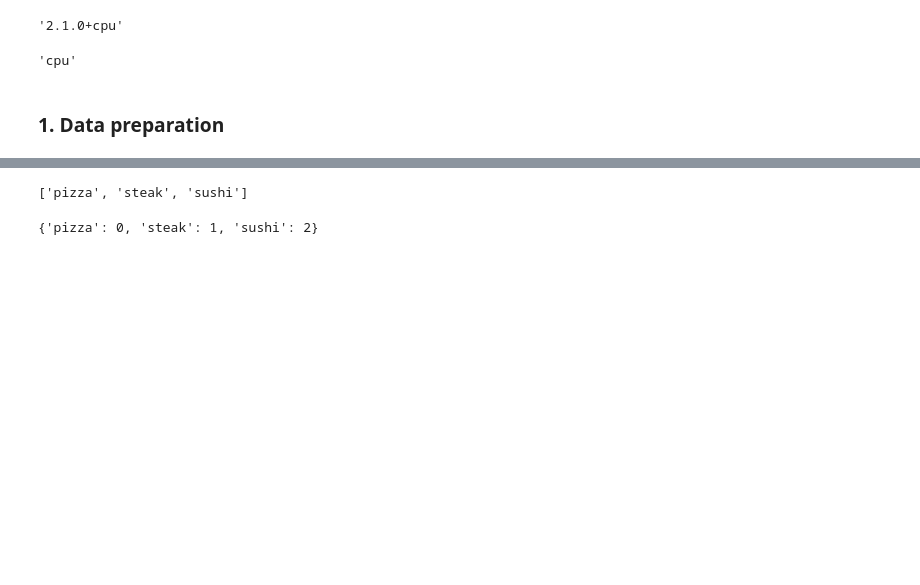
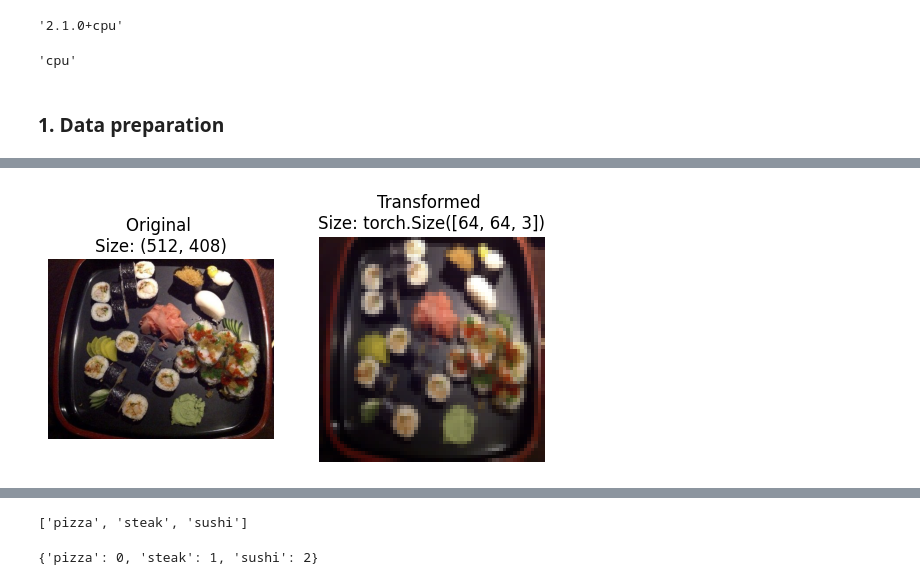
Before and after one commit to christopher192/deep-learning-tensorflow-pytorch, a Jupyter notebook: 04-food-classification-cnn-pytorch.ipynb, the cells around one changed output, grey strips where cells are left out. Saved outputs shown, nothing was run; the diff lists cells and outputs as text; code cells hidden in the pictures; blank space fills up the shorter version.

```diff
--- a/04-food-classification-cnn-pytorch.ipynb
+++ b/04-food-classification-cnn-pytorch.ipynb
@@ -28,0 +193,21 @@ data_transform = transforms.Compose([
+# %%
+# Plotting random image and view after transformation
+random.seed(42)
+
+random_image_path = random.sample(image_path_list, k = 1)
+random_image = random_image_path[0]
+
+with Image.open(random_image) as f:
+    fig, ax = plt.subplots(1, 2)
+    ax[0].imshow(f)
+    ax[0].set_title(f"Original \nSize: {f.size}")
+    ax[0].axis("off")
+
+    # Change shape of image from C, H, W to H, W, C to suit matplotlib
+    transformed_image = data_transform(f).permute(1, 2, 0)
+
+    ax[1].imshow(transformed_image)
+    ax[1].set_title(f"Transformed \nSize: {transformed_image.shape}")
+    ax[1].axis("off")
+# %% [output]
+[figure, added]
```
Also changed, not shown: parts of 39 cells of this notebook.
